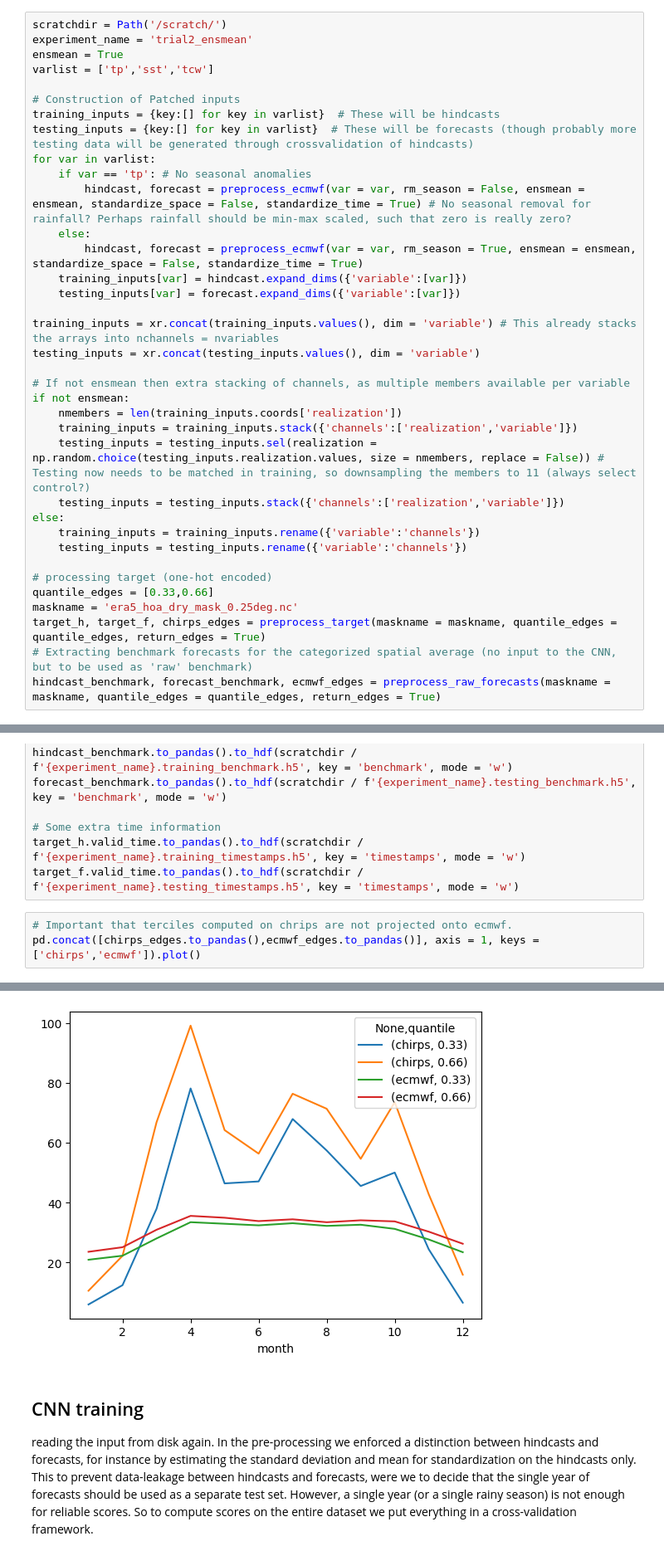
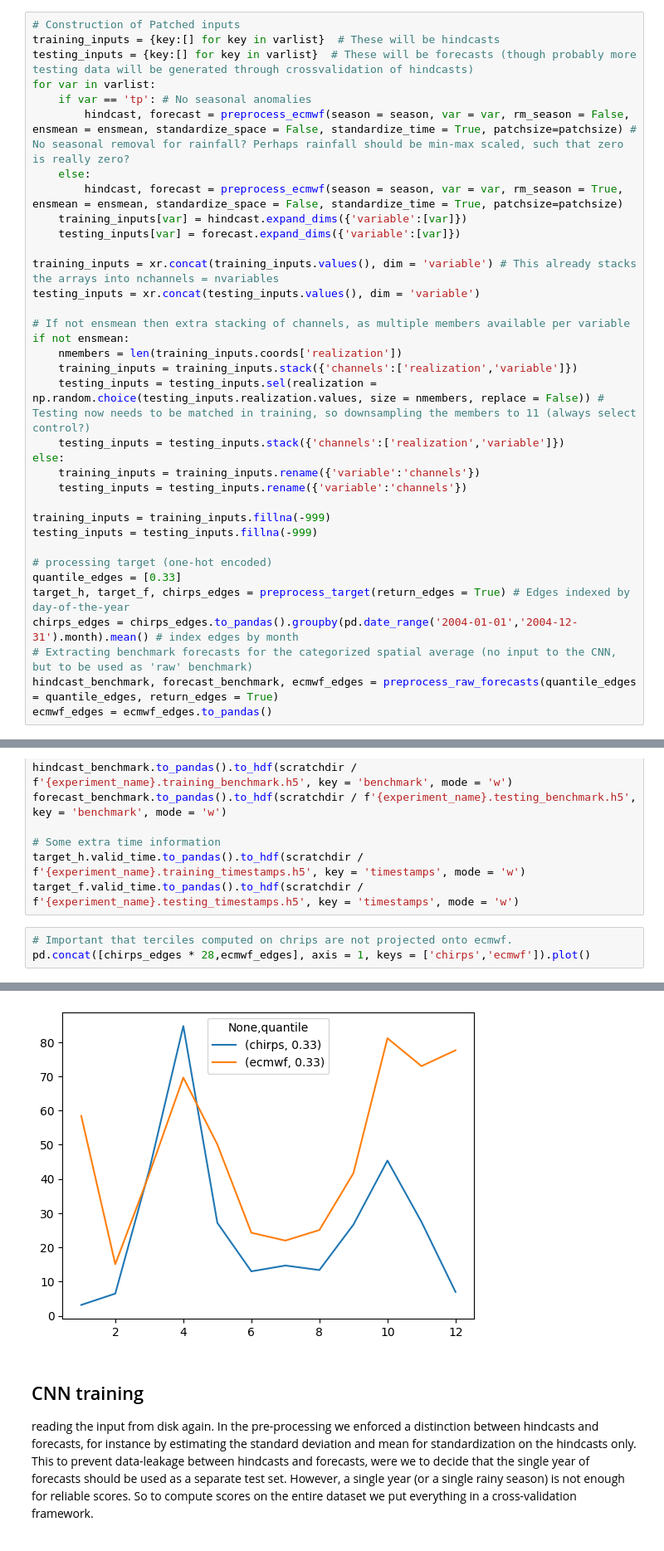
Before and after one commit to chiemvs/lorentz, a Jupyter notebook: pipeline.ipynb, the cells around one changed output, grey strips where cells are left out. Shown at 83% size. Drawn from its saved outputs; the diff is of its cells as text.

Commit message:
new setup. binary target, ecmwf benchmark also binary. masked and in chris box.

```diff
--- a/pipeline.ipynb
+++ b/pipeline.ipynb
@@ -59,17 +66,12 @@ Also for the target choices need to be made:
 # %%
-scratchdir = Path('/scratch/')
-experiment_name = 'trial2_ensmean'
-ensmean = True
-varlist = ['tp','sst','tcw']
-
 # Construction of Patched inputs
 training_inputs = {key:[] for key in varlist}  # These will be hindcasts
 testing_inputs = {key:[] for key in varlist}  # These will be forecasts (though probably more testing data will be generated through crossvalidation of hindcasts)
 for var in varlist:
     if var == 'tp': # No seasonal anomalies
-        hindcast, forecast = preprocess_ecmwf(var = var, rm_season = False, ensmean = ensmean, standardize_space = False, standardize_time = True) # No seasonal removal for rainfall? Perhaps rainfall should be min-max scaled, such that zero is really zero?
+        hindcast, forecast = preprocess_ecmwf(season = season, var = var, rm_season = False, ensmean = ensmean, standardize_space = False, standardize_time = True, patchsize=patchsize) # No seasonal removal for rainfall? Perhaps rainfall should be min-max scaled, such that zero is really zero?
     else:
-        hindcast, forecast = preprocess_ecmwf(var = var, rm_season = True, ensmean = ensmean, standardize_space = False, standardize_time = True)
+        hindcast, forecast = preprocess_ecmwf(season = season, var = var, rm_season = True, ensmean = ensmean, standardize_space = False, standardize_time = True, patchsize=patchsize)
     training_inputs[var] = hindcast.expand_dims({'variable':[var]})
     testing_inputs[var] = forecast.expand_dims({'variable':[var]})
 
@@ -86,10 +88,14 @@ else:
     training_inputs = training_inputs.rename({'variable':'channels'})
     testing_inputs = testing_inputs.rename({'variable':'channels'})
 
+training_inputs = training_inputs.fillna(-999)
+testing_inputs = testing_inputs.fillna(-999)
+
 # processing target (one-hot encoded)
-quantile_edges = [0.33,0.66]
-maskname = 'era5_hoa_dry_mask_0.25deg.nc'
-target_h, target_f, chirps_edges = preprocess_target(maskname = maskname, quantile_edges = quantile_edges, return_edges = True)
+quantile_edges = [0.33]
+target_h, target_f, chirps_edges = preprocess_target(return_edges = True) # Edges indexed by day-of-the-year
+chirps_edges = chirps_edges.to_pandas().groupby(pd.date_range('2004-01-01','2004-12-31').month).mean() # index edges by month
 # Extracting benchmark forecasts for the categorized spatial average (no input to the CNN, but to be used as 'raw' benchmark)
-hindcast_benchmark, forecast_benchmark, ecmwf_edges = preprocess_raw_forecasts(maskname = maskname, quantile_edges = quantile_edges, return_edges = True)
+hindcast_benchmark, forecast_benchmark, ecmwf_edges = preprocess_raw_forecasts(quantile_edges = quantile_edges, return_edges = True)
+ecmwf_edges = ecmwf_edges.to_pandas()
 # %% [output]
@@ -132,5 +142,5 @@ target_h.valid_time.to_pandas().to_hdf(scratchdir / f'{experiment_name}.training
 target_f.valid_time.to_pandas().to_hdf(scratchdir / f'{experiment_name}.testing_timestamps.h5', key = 'timestamps', mode = 'w')
 # %%
 # Important that terciles computed on chrips are not projected onto ecmwf.
-pd.concat([chirps_edges.to_pandas(),ecmwf_edges.to_pandas()], axis = 1, keys = ['chirps','ecmwf']).plot()
+pd.concat([chirps_edges * 28,ecmwf_edges], axis = 1, keys = ['chirps','ecmwf']).plot()
 # %% [output]
@@ -138,4 +148,4 @@ pd.concat([chirps_edges.to_pandas(),ecmwf_edges.to_pandas()], axis = 1, keys = [
-[figure, old version]
+[figure, new version]
 # %% [markdown]
 ## CNN training
 reading the input from disk again. In the pre-processing we enforced a distinction between hindcasts and forecasts, for instance by estimating the standard deviation and mean for standardization on the hindcasts only. This to prevent data-leakage between hindcasts and forecasts, were we to decide that the single year of forecasts should be used as a separate test set. However, a single year (or a single rainy season) is not enough for reliable scores. So to compute scores on the entire dataset we put everything in a cross-validation framework.
```
Also changed, not shown: parts of 8 cells of this notebook, 2 other files.
